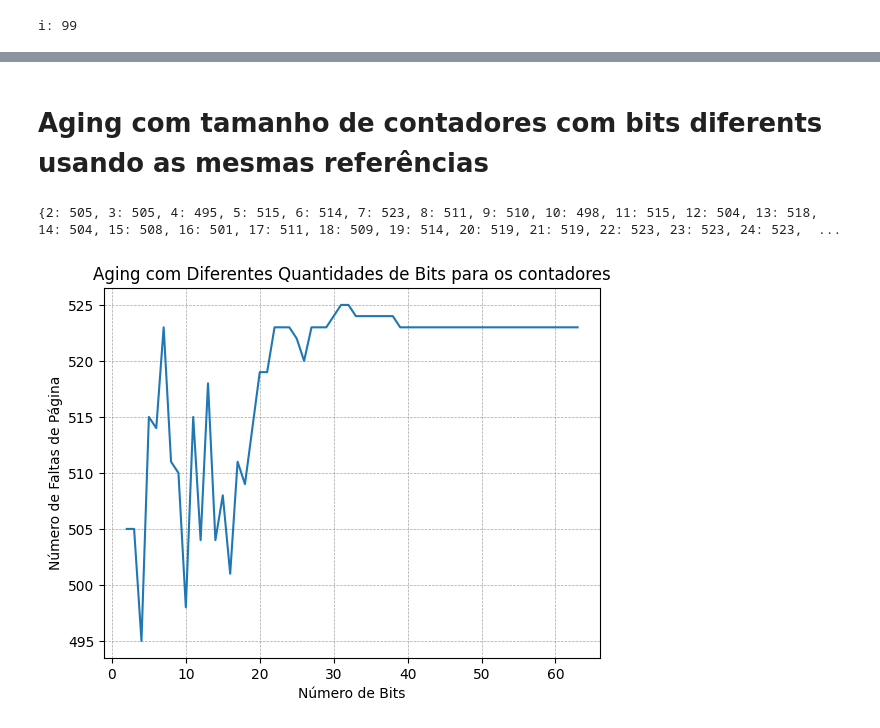
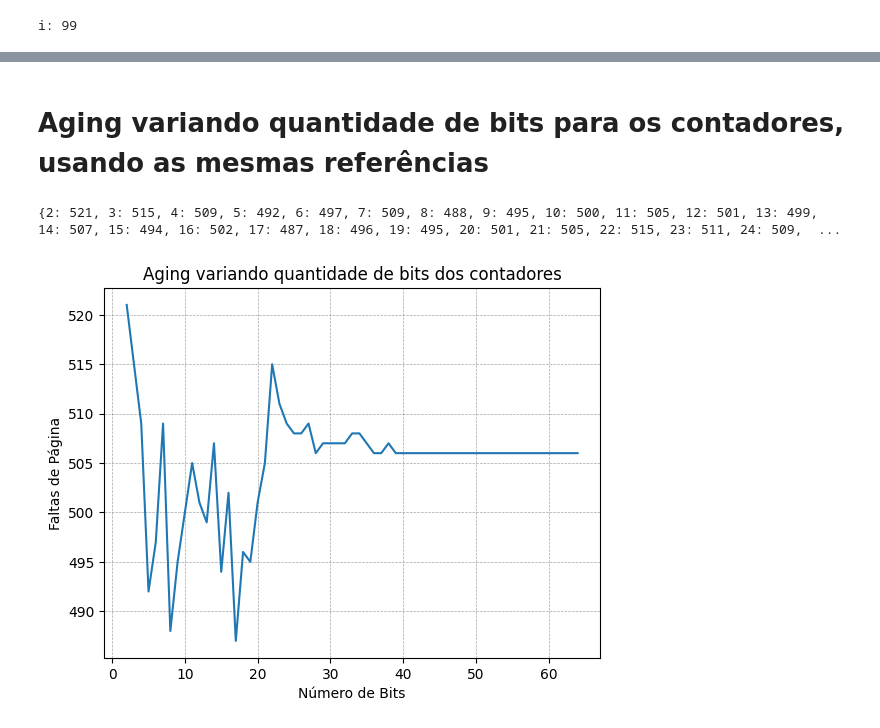
Before and after one commit to myller-silva/SO-trabalho-03---pagina--o, a Jupyter notebook: evaluate_aging_algorithm_with_varying_bits.ipynb, the cells around one changed output, grey strips where cells are left out. Drawn from its saved outputs; the diff is of its cells as text; code cells hidden in the pictures.

```diff
--- a/evaluate_aging_algorithm_with_varying_bits.ipynb
+++ b/evaluate_aging_algorithm_with_varying_bits.ipynb
@@ -165,0 +200,14 @@ plt.show()
+# %%
+# plotar todas os fifos
+for i in m_r_fifo:
+    plt.plot(molduras, i,
+            #  marker='o'
+             )
+plt.show()
+
+# plotar todas os agings
+for i in m_r_aging:
+    plt.plot(molduras, i,
+            #  marker='o'
+             )
+plt.show()
@@ -166,5 +217,5 @@ plt.show()
 # %% [markdown]
-# Aging com tamanho de contadores com bits diferents usando as mesmas referências
+# Aging variando quantidade de bits para os contadores, usando as mesmas referências
 # %%
 def evaluate_aging_algorithm_with_varying_bits(referencias_as_paginas, qtd_molduras, bits_range):
     resultados = []
@@ -176,27 +227,25 @@ def evaluate_aging_algorithm_with_varying_bits(referencias_as_paginas, qtd_moldu
 qtd_referencias = 1000
 qtd_paginas = 64
 qtd_molduras = 32
-max_bits = 64
+max_bits = 64+1
 
 bits_range = [i for i in range(2, max_bits)]
 paginas = [i for i in range(qtd_paginas)]
 
 referencias_as_paginas = random.choices(paginas, k=qtd_referencias)
 resultados = evaluate_aging_algorithm_with_varying_bits(referencias_as_paginas, qtd_molduras, bits_range)
-# %%
-print(dict(zip(bits_range, resultados)))
-# %% [output]
-{2: 505, 3: 505, 4: 495, 5: 515, 6: 514, 7: 523, 8: 511, 9: 510, 10: 498, 11: 515, 12: 504, 13: 518, 14: 504, 15: 508, 16: 501, 17: 511, 18: 509, 19: 514, 20: 519, 21: 519, 22: 523, 23: 523, 24: 523,  ...
 # %%
+print(dict(zip(bits_range, resultados)))
 plt.plot(
     bits_range,
     resultados,
     # marker='o'
     )
 plt.xlabel('Número de Bits')
-plt.ylabel('Número de Faltas de Página')
-plt.title('Aging com Diferentes Quantidades de Bits para os contadores')
+plt.ylabel('Faltas de Página')
+plt.title('Aging variando quantidade de bits dos contadores')
 plt.grid(True, linestyle='--', color='gray', alpha=0.7, linewidth=0.5)
 plt.show()
 # %% [output]
+{2: 521, 3: 515, 4: 509, 5: 492, 6: 497, 7: 509, 8: 488, 9: 495, 10: 500, 11: 505, 12: 501, 13: 499, 14: 507, 15: 494, 16: 502, 17: 487, 18: 496, 19: 495, 20: 501, 21: 505, 22: 515, 23: 511, 24: 509,  ...
-[figure, old version]
+[figure, new version]
```
Also changed, not shown: parts of 4 cells of this notebook.
